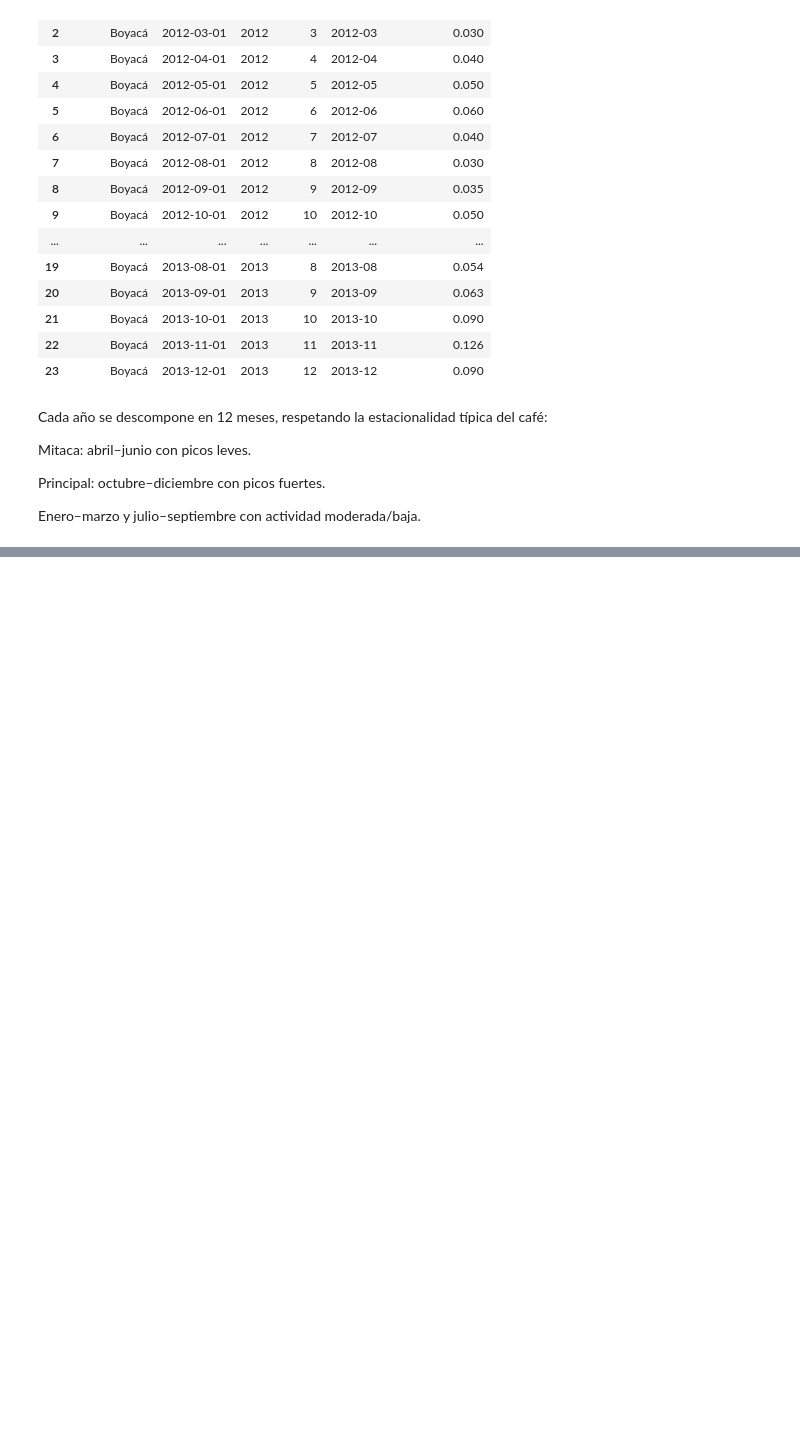
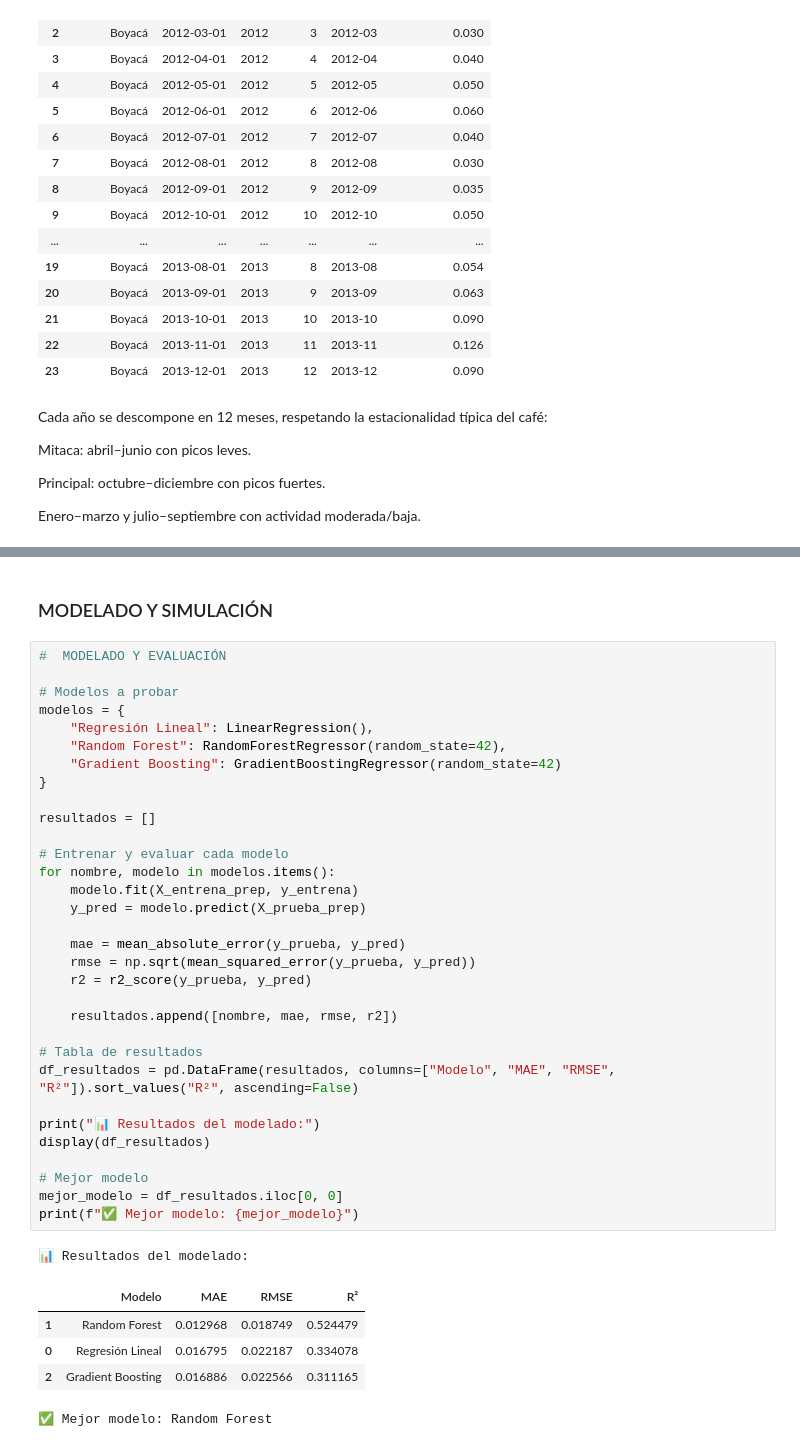
Before and after one commit to MateoSandoval-Py-SQL/MIAD---PROYECTO---DESPLIEGUE-DE-SOLUCIONES, a Jupyter notebook: Entregas/Modelo seguros indexados.ipynb, the cells around one changed output, grey strips where cells are left out. Cells and saved outputs as stored; diff of their text form; blank space fills up the shorter version.

```diff
--- a/Entregas/Modelo seguros indexados.ipynb
+++ b/Entregas/Modelo seguros indexados.ipynb
@@ -385,0 +421,41 @@ print(f"✅ Mejor modelo: {mejor_modelo}")
+# %% [markdown]
+### MODELADO Y SIMULACIÓN
+# %%
+#  MODELADO Y EVALUACIÓN
+
+# Modelos a probar
+modelos = {
+    "Regresión Lineal": LinearRegression(),
+    "Random Forest": RandomForestRegressor(random_state=42),
+    "Gradient Boosting": GradientBoostingRegressor(random_state=42)
+}
+
+resultados = []
+
+# Entrenar y evaluar cada modelo
+for nombre, modelo in modelos.items():
+    modelo.fit(X_entrena_prep, y_entrena)
+    y_pred = modelo.predict(X_prueba_prep)
+
+    mae = mean_absolute_error(y_prueba, y_pred)
+    rmse = np.sqrt(mean_squared_error(y_prueba, y_pred))
+    r2 = r2_score(y_prueba, y_pred)
+
+    resultados.append([nombre, mae, rmse, r2])
+
+# Tabla de resultados
+df_resultados = pd.DataFrame(resultados, columns=["Modelo", "MAE", "RMSE", "R²"]).sort_values("R²", ascending=False)
+
+print("📊 Resultados del modelado:")
+display(df_resultados)
+
+# Mejor modelo
+mejor_modelo = df_resultados.iloc[0, 0]
+print(f"✅ Mejor modelo: {mejor_modelo}")
+# %% [output]
+📊 Resultados del modelado:
+|  | Modelo | MAE | RMSE | R² |
+| 1 | Random Forest | 0.012968 | 0.018749 | 0.524479 |
+| 0 | Regresión Lineal | 0.016795 | 0.022187 | 0.334078 |
+| 2 | Gradient Boosting | 0.016886 | 0.022566 | 0.311165 |
+✅ Mejor modelo: Random Forest
```
Also changed, not shown: parts of 16 cells of this notebook.
